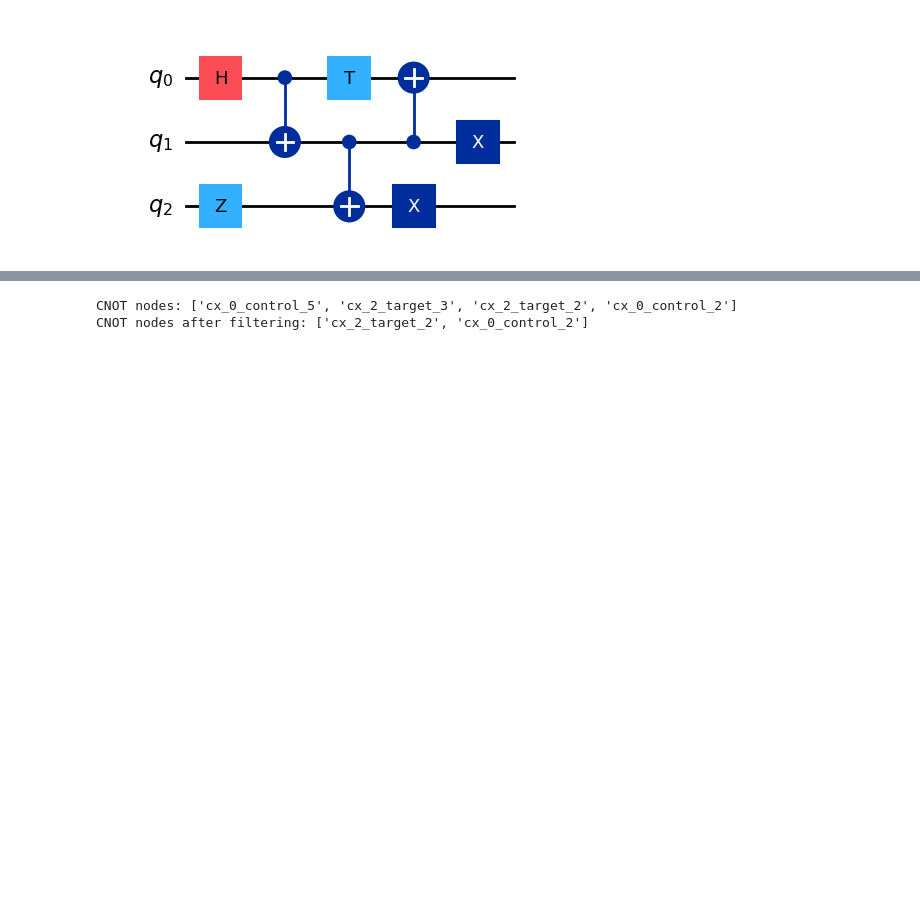
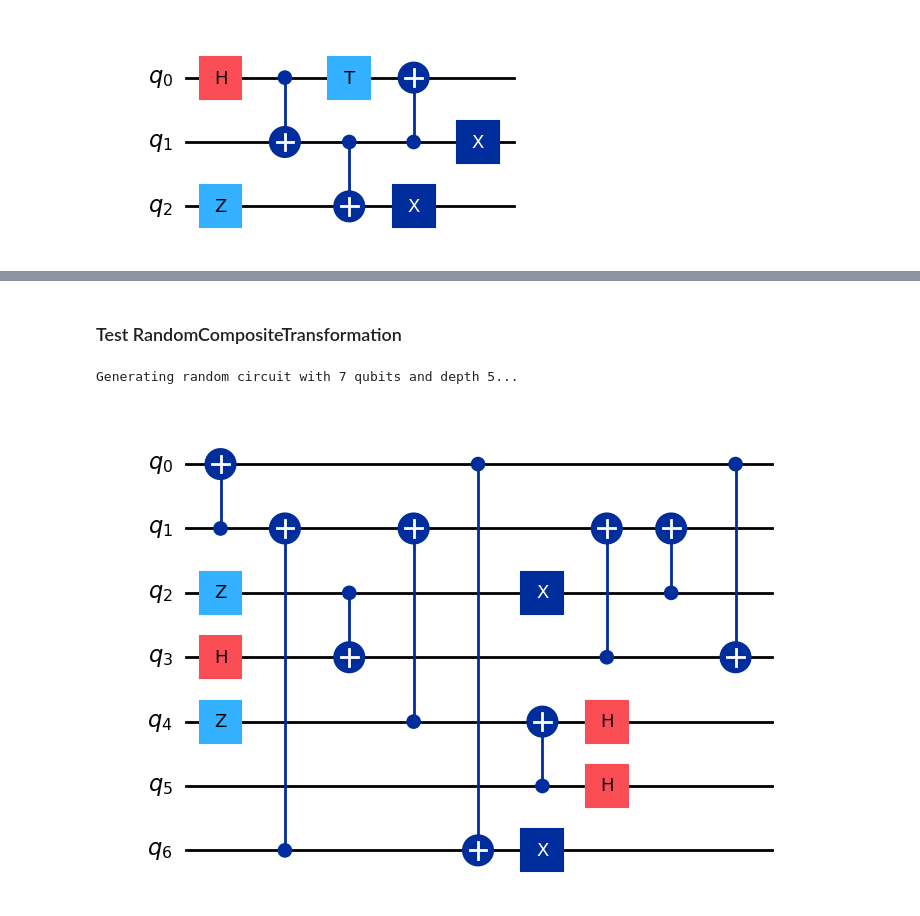
Before and after one commit to melaniasala/SSL-for-Quantum-Cirucits-Generation, a Jupyter notebook: QCCL/notebooks/transforms_debugging.ipynb, the cells around one changed output, grey strips where cells are left out. Drawn from its saved outputs; the diff is of its cells as text; code cells hidden in the pictures; blank space fills up the shorter version.

```diff
--- a/QCCL/notebooks/transforms_debugging.ipynb
+++ b/QCCL/notebooks/transforms_debugging.ipynb
@@ -1024,28 +819,16 @@ Transformed Circuit:
-# %%
-import numpy as np
-
-def get_qubit(node_label):
-    return int(node_label.split('_')[1])
-
-graph_nodes = ['cx_0_control_5', 'cx_2_target_3', 'cx_2_target_2', 'cx_0_control_2', 'cx_1_control_3', 'cx_1_target_5']
-
-qubit_role = ['_'.join(node.split('_')[1:3]) for node in graph_nodes]
-# get index in the original list of qubit_role which has count equal to 2
-indices_with_count_2 = [i for i, q_role in enumerate(qubit_role) if np.count_nonzero(np.array(qubit_role) == q_role) == 2]
-cnot_nodes = [list(graph_nodes)[i] for i in indices_with_count_2]
-print(f"CNOT nodes: {cnot_nodes}")
-
-# For these indices, get unique gate identifiers and extract indices corresponding to a count equal to 2
-qubits = [node.split('_')[-1] for node in cnot_nodes]
-unique_ids, counts = np.unique(qubits, return_counts=True)
-
-# Identify identifiers that appear exactly twice
-qubits_with_count_2 = unique_ids[counts == 2]
-
-# Filter cnot_nodes to include only those with identifier that appear twice
-cnot_nodes = [node for node in cnot_nodes if node.split('_')[-1] in qubits_with_count_2]
-
-print(f"CNOT nodes after filtering: {cnot_nodes}")
-# %% [output]
-CNOT nodes: ['cx_0_control_5', 'cx_2_target_3', 'cx_2_target_2', 'cx_0_control_2']
-CNOT nodes after filtering: ['cx_2_target_2', 'cx_0_control_2']
+# %% [markdown]
+### Test RandomCompositeTransformation
+# %%
+# get a random circuit
+from Data.RandomCircuitGenerator import RandomCircuitGenerator
+
+num_qubits = 6
+depth = 5
+
+rcg = RandomCircuitGenerator(qubits_range=(4,7))
+
+qc = rcg.generate_circuit(depth=5, max_gates=100)
+qc.draw(output='mpl')
+# %% [output]
+Generating random circuit with 7 qubits and depth 5...
+[figure, added]
```
Also changed, not shown: parts of 26 cells of this notebook.
